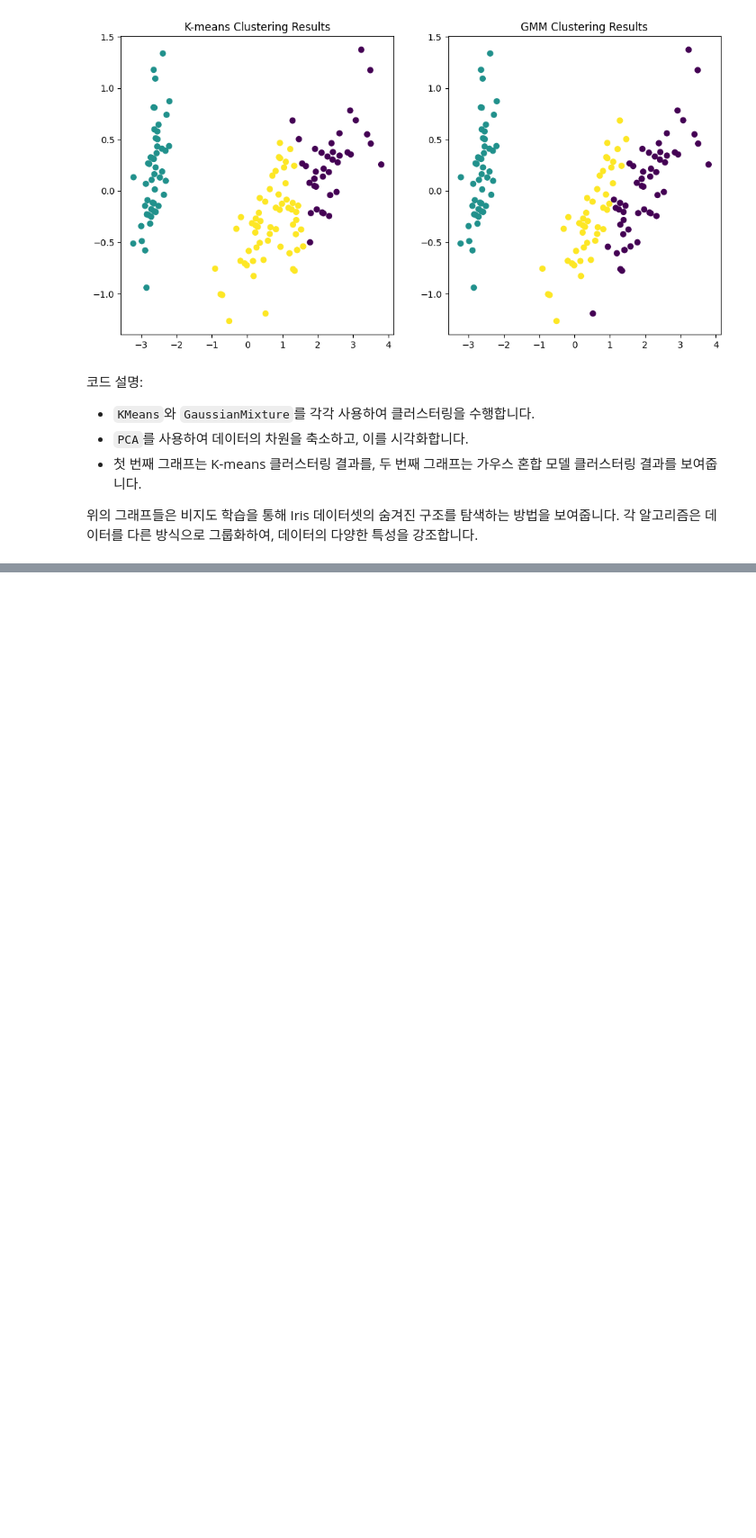
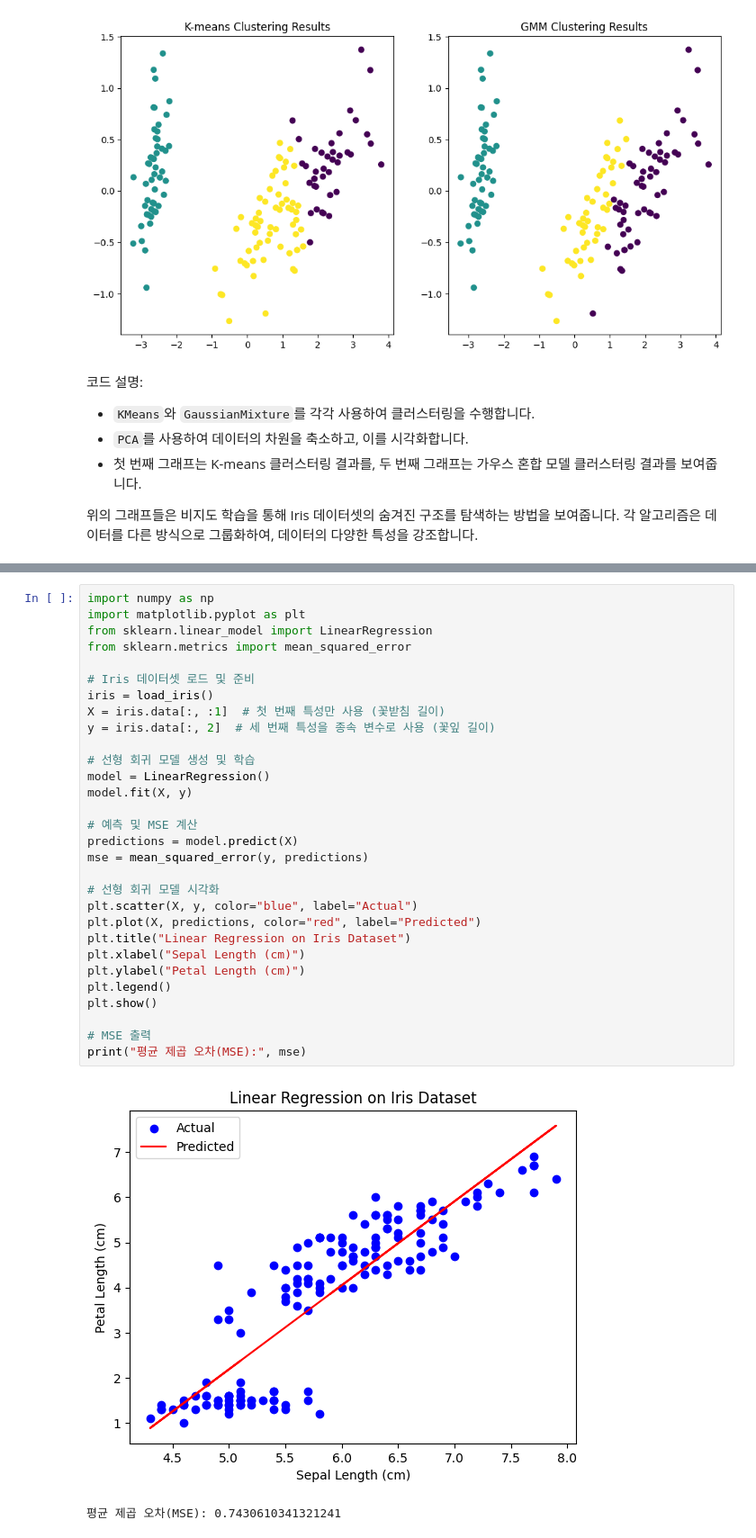
Before and after one commit to entelecheia/aibasics, a Jupyter notebook: book/week05/lab.ipynb, the cells around one changed output, grey strips where cells are left out. Shown at 90% size. Cells and saved outputs as stored; diff of their text form; blank space fills up the shorter version.

```diff
--- a/book/week05/lab.ipynb
+++ b/book/week05/lab.ipynb
@@ -219,0 +232,33 @@ plt.show()
+# %%
+import numpy as np
+import matplotlib.pyplot as plt
+from sklearn.linear_model import LinearRegression
+from sklearn.metrics import mean_squared_error
+
+# Iris 데이터셋 로드 및 준비
+iris = load_iris()
+X = iris.data[:, :1]  # 첫 번째 특성만 사용 (꽃받침 길이)
+y = iris.data[:, 2]  # 세 번째 특성을 종속 변수로 사용 (꽃잎 길이)
+
+# 선형 회귀 모델 생성 및 학습
+model = LinearRegression()
+model.fit(X, y)
+
+# 예측 및 MSE 계산
+predictions = model.predict(X)
+mse = mean_squared_error(y, predictions)
+
+# 선형 회귀 모델 시각화
+plt.scatter(X, y, color="blue", label="Actual")
+plt.plot(X, predictions, color="red", label="Predicted")
+plt.title("Linear Regression on Iris Dataset")
+plt.xlabel("Sepal Length (cm)")
+plt.ylabel("Petal Length (cm)")
+plt.legend()
+plt.show()
+
+# MSE 출력
+print("평균 제곱 오차(MSE):", mse)
+# %% [output]
+[figure, added]
+평균 제곱 오차(MSE): 0.7430610341321241
```
Also changed, not shown: parts of 2 cells of this notebook.
